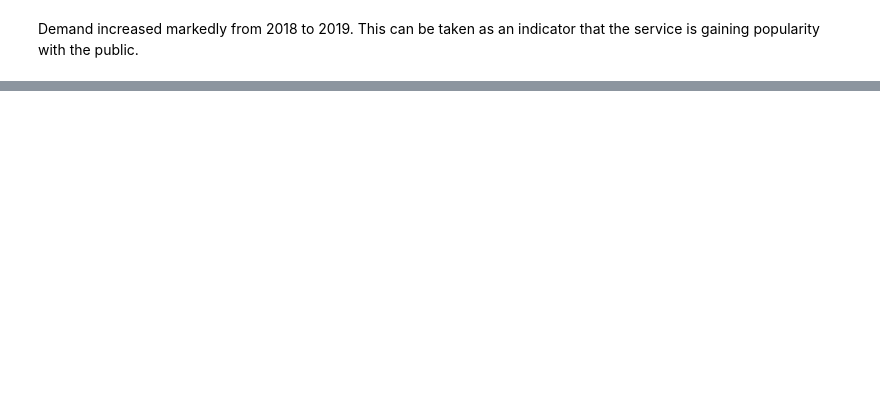
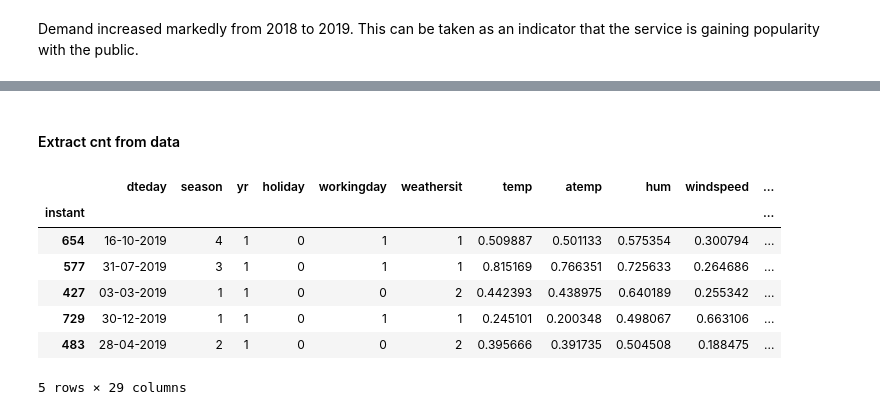
Before and after one commit to kavurisrikanth/boombikes, a Jupyter notebook: boombikes.ipynb, the cells around one changed output, grey strips where cells are left out. Cells and saved outputs as stored; diff of their text form; code cells hidden in the pictures; blank space fills up the shorter version.

```diff
--- a/boombikes.ipynb
+++ b/boombikes.ipynb
@@ -130,0 +312,2 @@ make_boxplot('weathersit', xticks=['Clear', 'Overcast', 'Light rain', 'Storm'])
+# %%
+scaler = MinMaxScaler()
@@ -130,0 +318,2 @@ make_boxplot('weathersit', xticks=['Clear', 'Overcast', 'Light rain', 'Storm'])
+# %%
+bikes_train[numeric] = scaler.fit_transform(bikes_train[numeric])
@@ -130,0 +337,21 @@ make_boxplot('weathersit', xticks=['Clear', 'Overcast', 'Light rain', 'Storm'])
+# %% [markdown]
+#### Extract cnt from data
+# %%
+def extract_target(df):
+    y = df.pop('cnt')
+    X = df
+
+    return (X, y)
+# %%
+X_train, y_train = extract_target(bikes_train)
+# %%
+X_train.head()
+# %% [output]
+|  | dteday | season | yr | holiday | workingday | weathersit | temp | atemp | hum | windspeed | ... |
+| instant |  |  |  |  |  |  |  |  |  |  | ... |
+| 654 | 16-10-2019 | 4 | 1 | 0 | 1 | 1 | 0.509887 | 0.501133 | 0.575354 | 0.300794 | ... |
+| 577 | 31-07-2019 | 3 | 1 | 0 | 1 | 1 | 0.815169 | 0.766351 | 0.725633 | 0.264686 | ... |
+| 427 | 03-03-2019 | 1 | 1 | 0 | 0 | 2 | 0.442393 | 0.438975 | 0.640189 | 0.255342 | ... |
+| 729 | 30-12-2019 | 1 | 1 | 0 | 1 | 1 | 0.245101 | 0.200348 | 0.498067 | 0.663106 | ... |
+| 483 | 28-04-2019 | 2 | 1 | 0 | 0 | 2 | 0.395666 | 0.391735 | 0.504508 | 0.188475 | ... |
+5 rows × 29 columns
```
Also changed, not shown: parts of 51 cells of this notebook.
